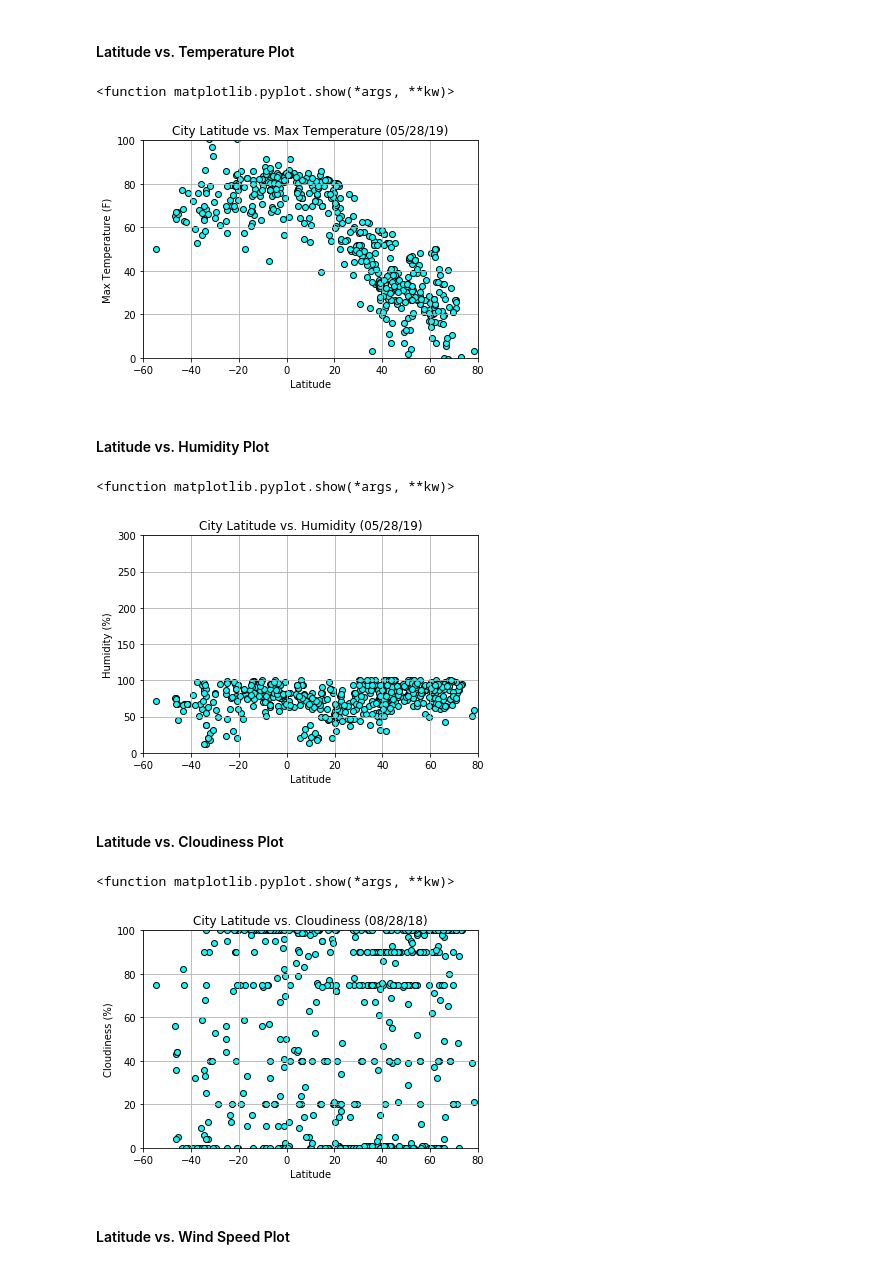
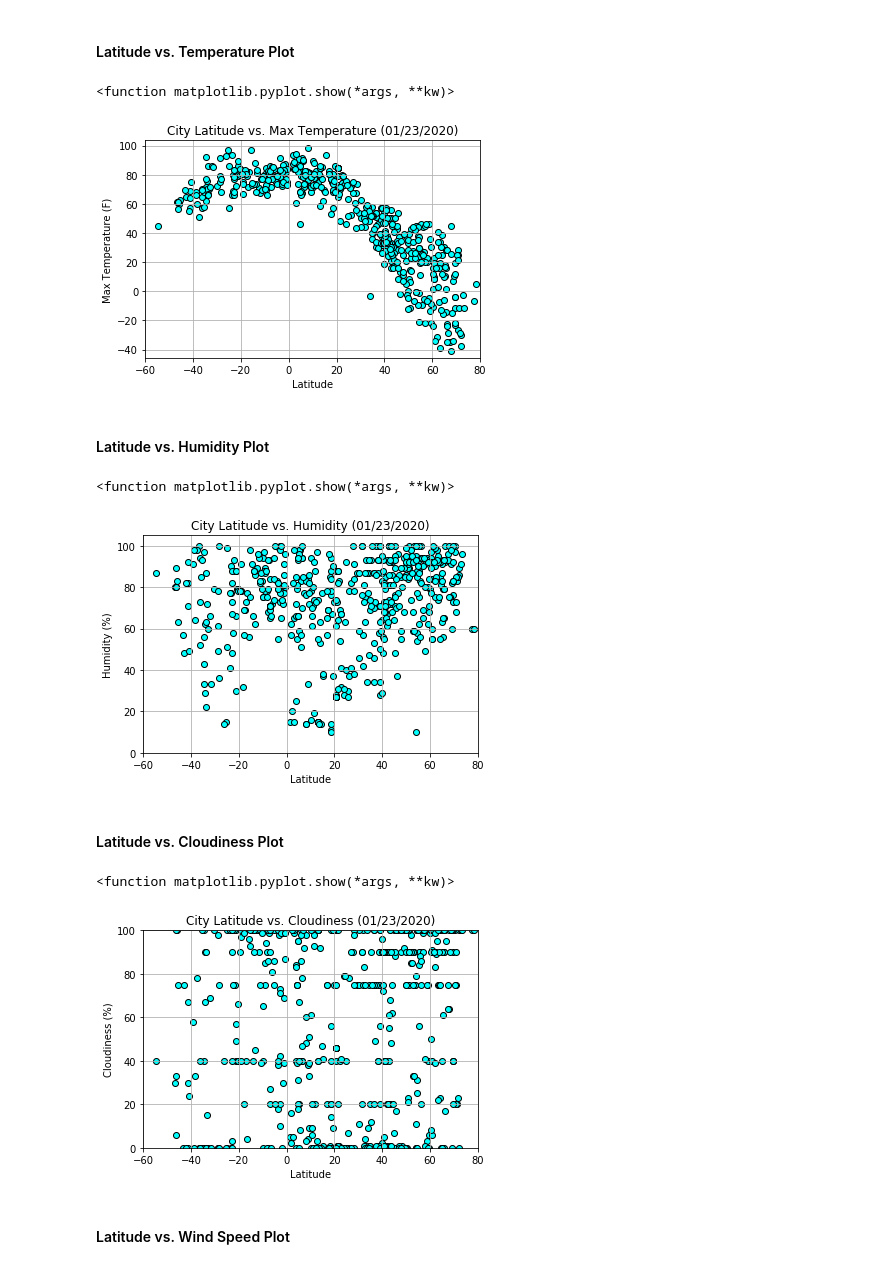
Before and after one commit to Austin-Potts/Python_Api_Challenge, a Jupyter notebook: WeatherPy/WeatherPy.ipynb, the cells around one changed output. Drawn from its saved outputs; the diff is of its cells as text; code cells hidden in the pictures.

```diff
--- a/WeatherPy/WeatherPy.ipynb
+++ b/WeatherPy/WeatherPy.ipynb
@@ -84,8 +84,8 @@ for city in cities:
         maxTemp.append(response["main"]["temp_max"])
         windSpeed.append(response["wind"]["speed"])
         country.append(response["sys"]["country"])
-        #logic to count through the sets and numbers in each set, resetting at 49 in each set
-        if counter > 48:
+        #logic to count through the sets and numbers in each set, resetting at 50 in each set
+        if counter > 49:
             counter = 1
             set_counter += 1
         else:
@@ -163,42 +163,42 @@ weather_df.head()
 plt.scatter(lats, maxTemp, edgecolors="black", facecolors="aqua")
 plt.ylabel("Max Temperature (F)")
 plt.xlabel("Latitude")
-plt.title("City Latitude vs. Max Temperature (05/28/19)")
+plt.title("City Latitude vs. Max Temperature (01/23/2020)")
 plt.grid(True)
-plt.axis([-60, 80, 0, 100])
-plt.savefig("Figures/fig1.png")
+plt.axis([-60, 80, min(maxTemp)-5, max(maxTemp)+5])
+plt.savefig("Figures/City_Latitude_vs._Max_Temperature.png")
 plt.show
 # %% [output]
 <function matplotlib.pyplot.show(*args, **kw)>
-[figure, old version]
+[figure, new version]
 # %% [markdown]
 #### Latitude vs. Humidity Plot
 # %%
 plt.scatter(lats, humidity, edgecolors="black", facecolors="aqua")
 plt.ylabel("Humidity (%)")
 plt.xlabel("Latitude")
-plt.title("City Latitude vs. Humidity (05/28/19)")
+plt.title("City Latitude vs. Humidity (01/23/2020)")
 plt.grid(True)
-plt.axis([-60, 80, 0, 300])
-plt.savefig("Figures/fig2.png")
+plt.axis([-60, 80, 0, max(humidity)+5])
+plt.savefig("Figures/City_Latitude_vs._Humidity.png")
 plt.show
 # %% [output]
 <function matplotlib.pyplot.show(*args, **kw)>
-[figure, old version]
+[figure, new version]
 # %% [markdown]
 #### Latitude vs. Cloudiness Plot
 # %%
 plt.scatter(lats, cloudiness, edgecolors="black", facecolors="aqua")
 plt.ylabel("Cloudiness (%)")
 plt.xlabel("Latitude")
-plt.title("City Latitude vs. Cloudiness (08/28/18)")
+plt.title("City Latitude vs. Cloudiness (01/23/2020)")
 plt.grid(True)
 plt.axis([-60, 80, 0, 100])
-plt.savefig("Figures/fig3.png")
+plt.savefig("Figures/City_Latitude_vs._Cloudiness.png")
 plt.show
 # %% [output]
 <function matplotlib.pyplot.show(*args, **kw)>
-[figure, old version]
+[figure, new version]
 # %% [markdown]
 #### Latitude vs. Wind Speed Plot
 # %%
```
Also changed, not shown: parts of 5 cells of this notebook, 7 other files.
